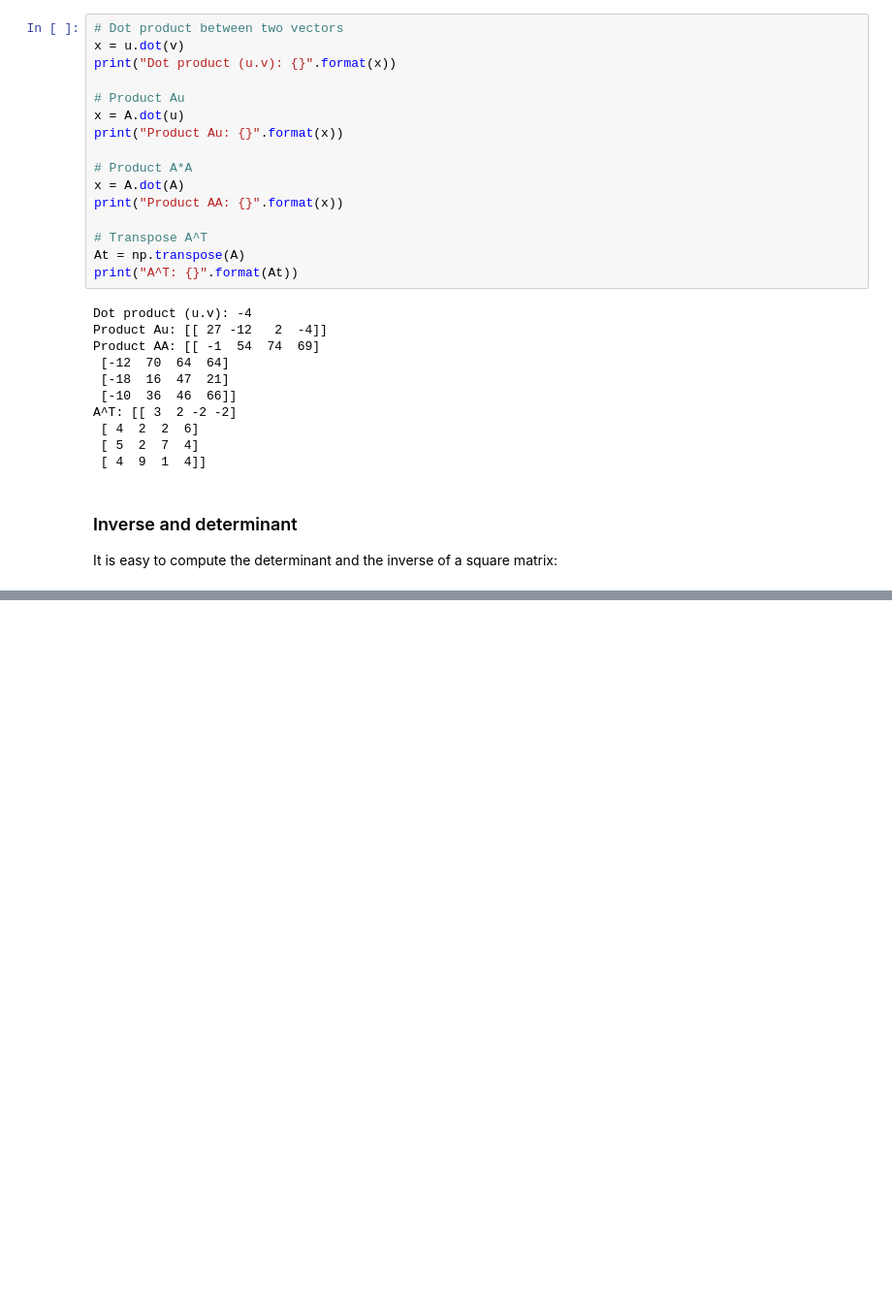
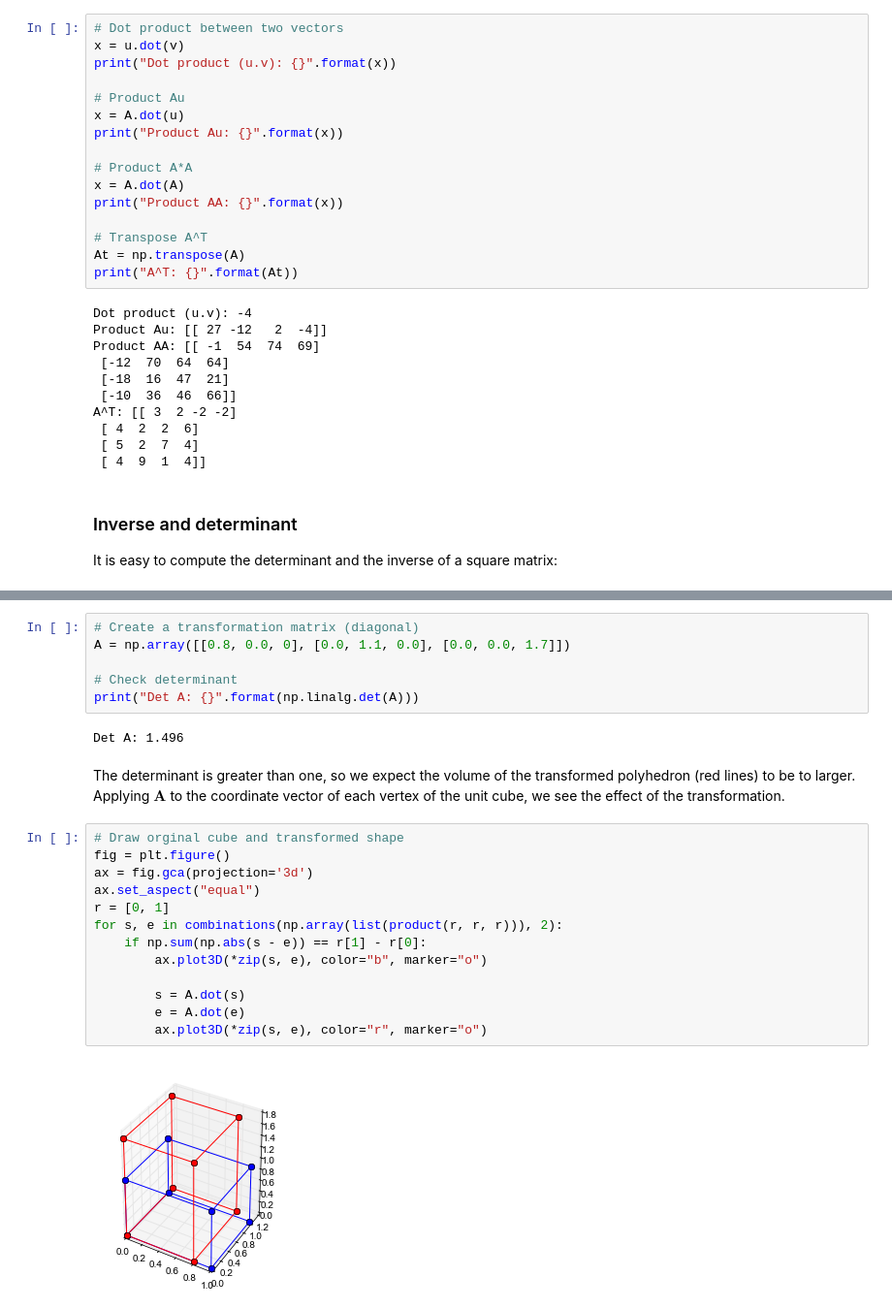
Before and after one commit to garth-wells/IA-maths-Jupyter, a Jupyter notebook: notebooks/Lecture7.ipynb, the cells around one changed output, grey strips where cells are left out. Shown: that part at 97% size. Cells and saved outputs as stored; diff of their text form; blank space fills up the shorter version.

```diff
--- a/notebooks/Lecture7.ipynb
+++ b/notebooks/Lecture7.ipynb
@@ -139,0 +128,25 @@ ax.plot_wireframe(X, Y, Z, rstride=2, cstride=2, color='g')
+# %%
+# Create a transformation matrix (diagonal)
+A = np.array([[0.8, 0.0, 0], [0.0, 1.1, 0.0], [0.0, 0.0, 1.7]])
+
+# Check determinant
+print("Det A: {}".format(np.linalg.det(A)))
+# %% [output]
+Det A: 1.496
+# %% [markdown]
+The determinant is greater than one, so we expect the volume of the transformed polyhedron (red lines) to be to larger. Applying $\boldsymbol{A}$ to the coordinate vector of each vertex of the unit cube, we see the effect of the transformation.
+# %%
+# Draw orginal cube and transformed shape
+fig = plt.figure()
+ax = fig.gca(projection='3d')
+ax.set_aspect("equal")
+r = [0, 1]
+for s, e in combinations(np.array(list(product(r, r, r))), 2):
+    if np.sum(np.abs(s - e)) == r[1] - r[0]:
+        ax.plot3D(*zip(s, e), color="b", marker="o")
+
+        s = A.dot(s)
+        e = A.dot(e)
+        ax.plot3D(*zip(s, e), color="r", marker="o")
+# %% [output]
+[figure, added]
```
Also changed, not shown: parts of 14 cells of this notebook.
